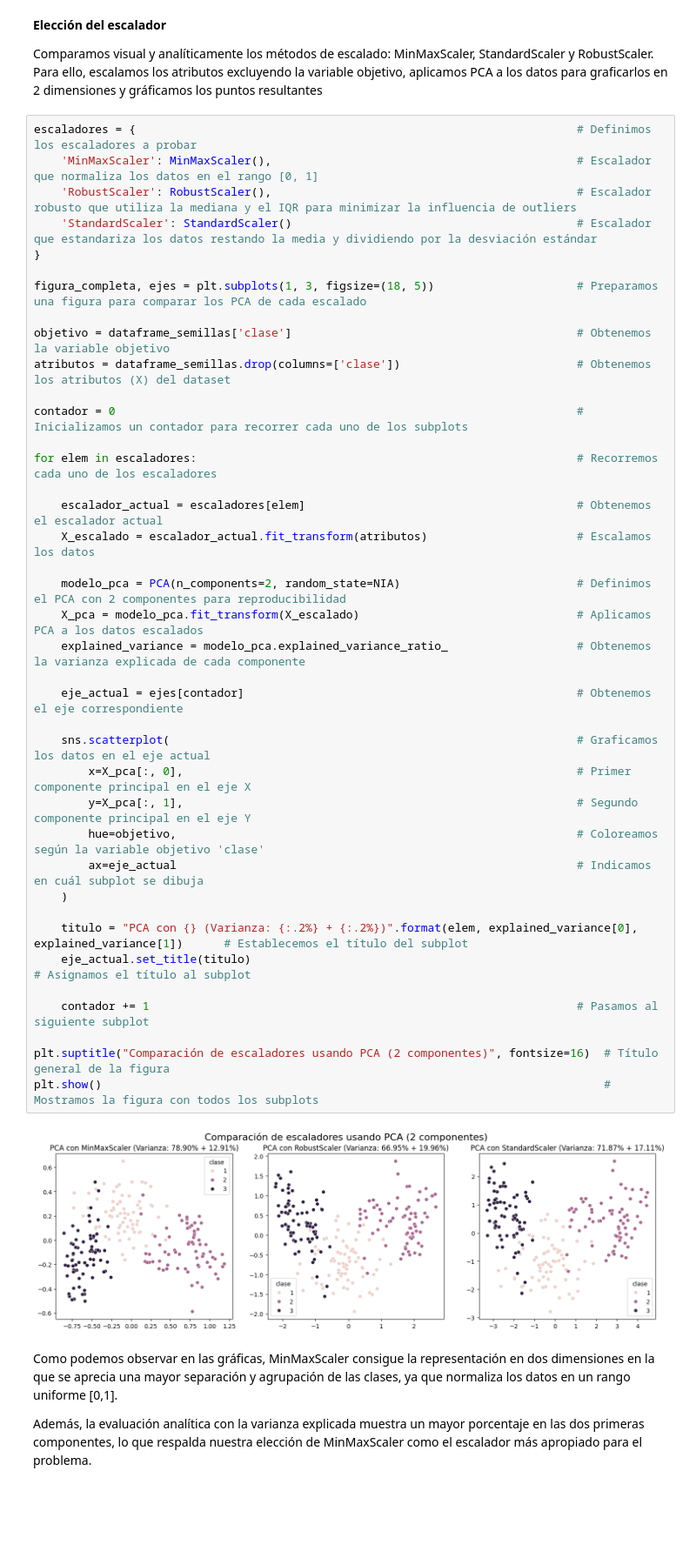
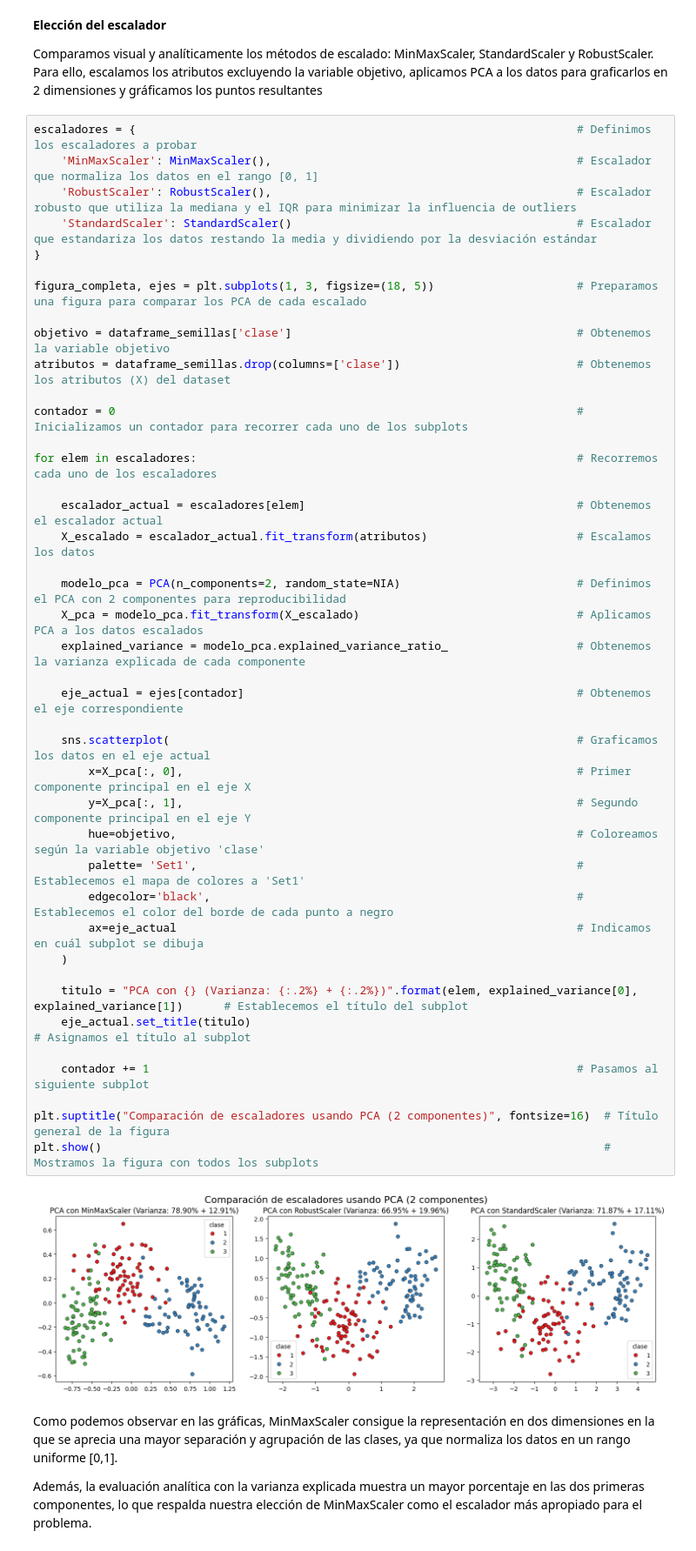
Before and after one commit to kevinMGII/Grupo7-Practica2, a Jupyter notebook: Grupo7_Practica2.ipynb, the cells around one changed output. Shown at 87% size. Saved outputs shown, nothing was run; the diff lists cells and outputs as text; blank space fills up the shorter version.

Commit message:
[Ajustes] - Ajustes de visualización en todos los gráficos de Google Colab.

```diff
--- a/Grupo7_Practica2.ipynb
+++ b/Grupo7_Practica2.ipynb
@@ -69,34 +69,36 @@ objetivo = dataframe_semillas['clase']
 atributos = dataframe_semillas.drop(columns=['clase'])                          # Obtenemos los atributos (X) del dataset
 
 contador = 0                                                                    # Inicializamos un contador para recorrer cada uno de los subplots
 
 for elem in escaladores:                                                        # Recorremos cada uno de los escaladores
 
     escalador_actual = escaladores[elem]                                        # Obtenemos el escalador actual
     X_escalado = escalador_actual.fit_transform(atributos)                      # Escalamos los datos
 
     modelo_pca = PCA(n_components=2, random_state=NIA)                          # Definimos el PCA con 2 componentes para reproducibilidad
     X_pca = modelo_pca.fit_transform(X_escalado)                                # Aplicamos PCA a los datos escalados
     explained_variance = modelo_pca.explained_variance_ratio_                   # Obtenemos la varianza explicada de cada componente
 
     eje_actual = ejes[contador]                                                 # Obtenemos el eje correspondiente
 
     sns.scatterplot(                                                            # Graficamos los datos en el eje actual
         x=X_pca[:, 0],                                                          # Primer componente principal en el eje X
         y=X_pca[:, 1],                                                          # Segundo componente principal en el eje Y
         hue=objetivo,                                                           # Coloreamos según la variable objetivo 'clase'
+        palette= 'Set1',                                                        # Establecemos el mapa de colores a 'Set1'
+        edgecolor='black',                                                      # Establecemos el color del borde de cada punto a negro
         ax=eje_actual                                                           # Indicamos en cuál subplot se dibuja
     )
 
     titulo = "PCA con {} (Varianza: {:.2%} + {:.2%})".format(elem, explained_variance[0], explained_variance[1])      # Establecemos el título del subplot
     eje_actual.set_title(titulo)                                                                                      # Asignamos el título al subplot
 
     contador += 1                                                               # Pasamos al siguiente subplot
 
 plt.suptitle("Comparación de escaladores usando PCA (2 componentes)", fontsize=16)  # Título general de la figura
 plt.show()                                                                          # Mostramos la figura con todos los subplots
 # %% [output]
-[figure, old version]
+[figure, new version]
 # %% [markdown]
 Como podemos observar en las gráficas, MinMaxScaler consigue la representación en dos dimensiones en la que se aprecia una mayor separación y agrupación de las clases, ya que normaliza los datos en un rango uniforme [0,1].
 
```
Also changed, not shown: parts of 7 cells of this notebook.
